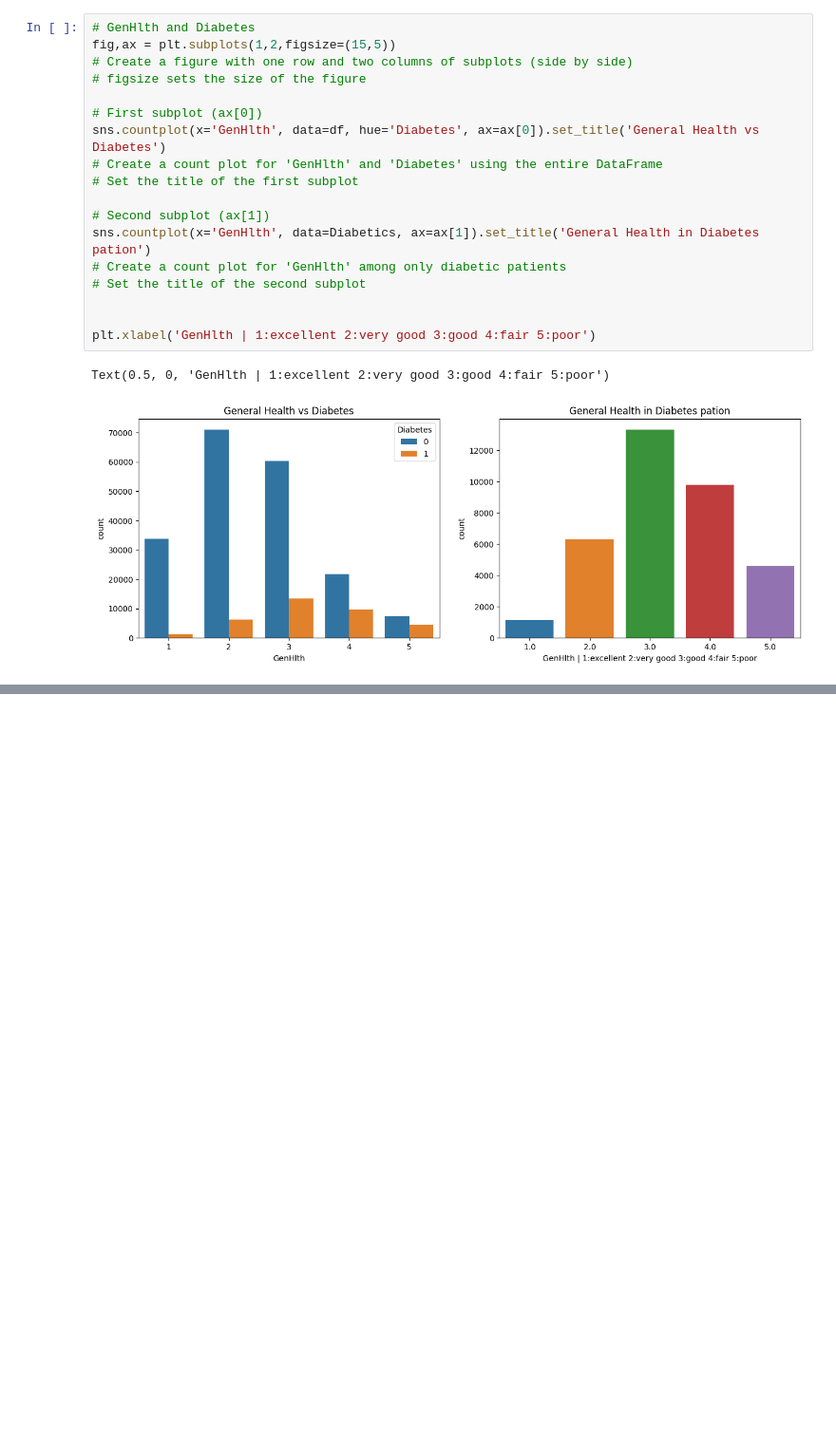
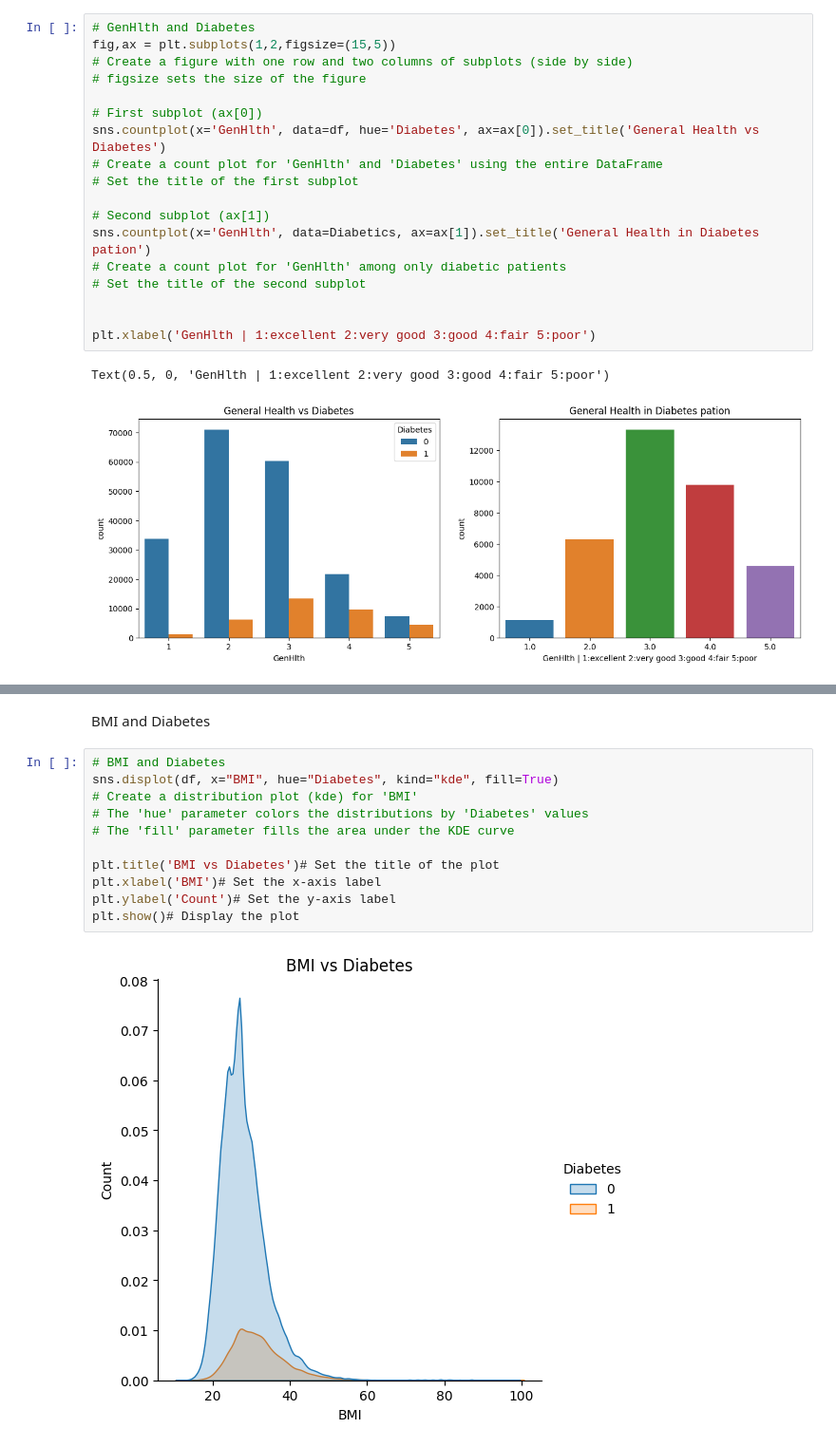
Before and after one commit to Payal2000/Diabetes_Prediction, a Jupyter notebook: Diabetes_Study.ipynb, the cells around one changed output, grey strips where cells are left out. Shown at 95% size. Saved outputs shown, nothing was run; the diff lists cells and outputs as text; blank space fills up the shorter version.

```diff
--- a/Diabetes_Study.ipynb
+++ b/Diabetes_Study.ipynb
@@ -256,0 +266,15 @@ Text(0.5, 0, 'GenHlth | 1:excellent 2:very good 3:good 4:fair 5:poor')
+# %% [markdown]
+BMI and Diabetes
+# %%
+# BMI and Diabetes
+sns.displot(df, x="BMI", hue="Diabetes", kind="kde", fill=True)
+# Create a distribution plot (kde) for 'BMI'
+# The 'hue' parameter colors the distributions by 'Diabetes' values
+# The 'fill' parameter fills the area under the KDE curve
+
+plt.title('BMI vs Diabetes')# Set the title of the plot
+plt.xlabel('BMI')# Set the x-axis label
+plt.ylabel('Count')# Set the y-axis label
+plt.show()# Display the plot
+# %% [output]
+[figure, added]
```
Also changed, not shown: parts of 5 cells of this notebook.
